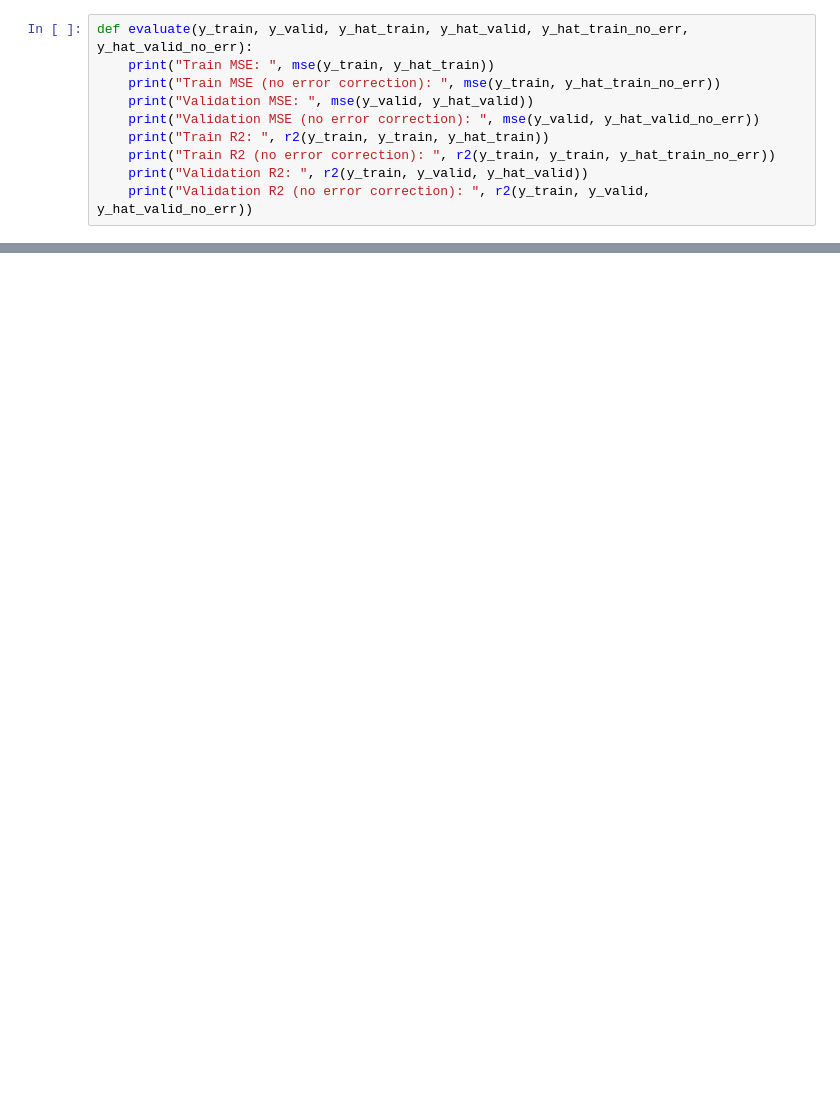
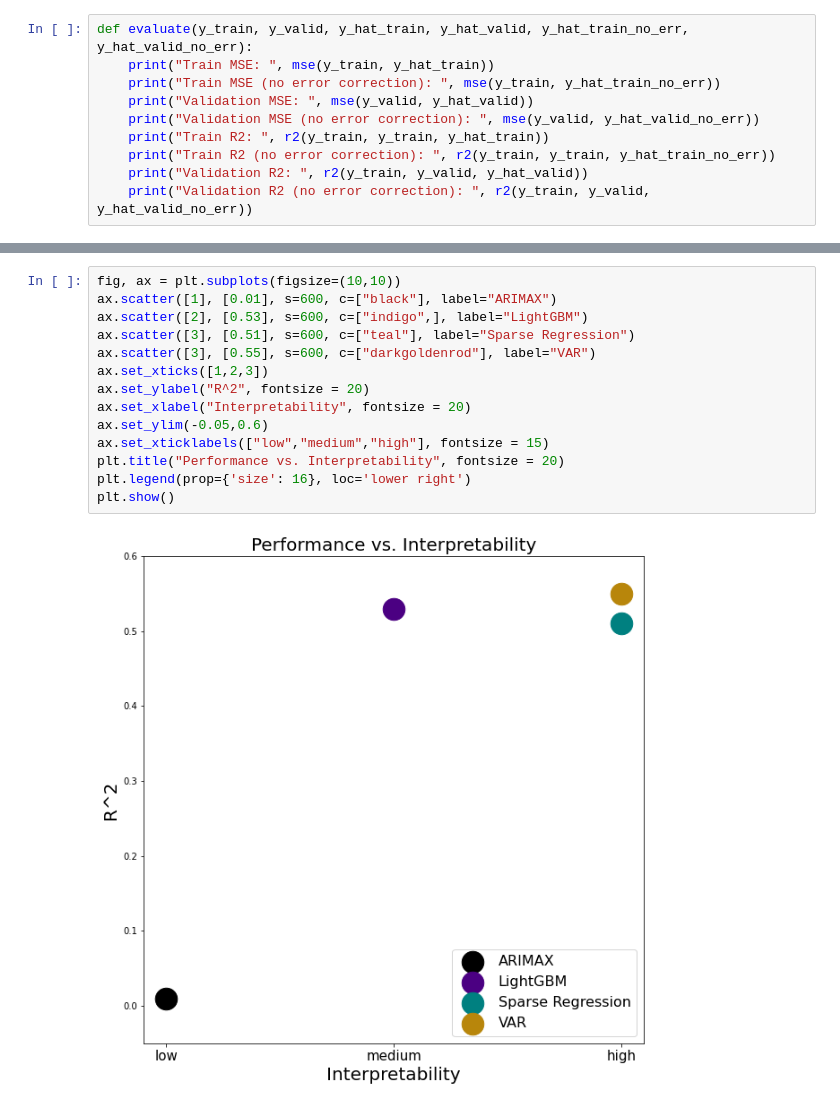
Before and after one commit to jaupimegi23/certainlyUncertain, a Jupyter notebook: models/feature_selection.ipynb, the cells around one changed output, grey strips where cells are left out. Drawn from its saved outputs; the diff is of its cells as text; blank space fills up the shorter version.

```diff
--- a/models/feature_selection.ipynb
+++ b/models/feature_selection.ipynb
@@ -150,0 +288,16 @@ Validation R2 (no error correction):  0.6641451577261821
+# %%
+fig, ax = plt.subplots(figsize=(10,10))
+ax.scatter([1], [0.01], s=600, c=["black"], label="ARIMAX")
+ax.scatter([2], [0.53], s=600, c=["indigo",], label="LightGBM")
+ax.scatter([3], [0.51], s=600, c=["teal"], label="Sparse Regression")
+ax.scatter([3], [0.55], s=600, c=["darkgoldenrod"], label="VAR")
+ax.set_xticks([1,2,3])
+ax.set_ylabel("R^2", fontsize = 20)
+ax.set_xlabel("Interpretability", fontsize = 20)
+ax.set_ylim(-0.05,0.6)
+ax.set_xticklabels(["low","medium","high"], fontsize = 15)
+plt.title("Performance vs. Interpretability", fontsize = 20)
+plt.legend(prop={'size': 16}, loc='lower right')
+plt.show()
+# %% [output]
+[figure, added]
```
Also changed, not shown: parts of 19 cells of this notebook.
